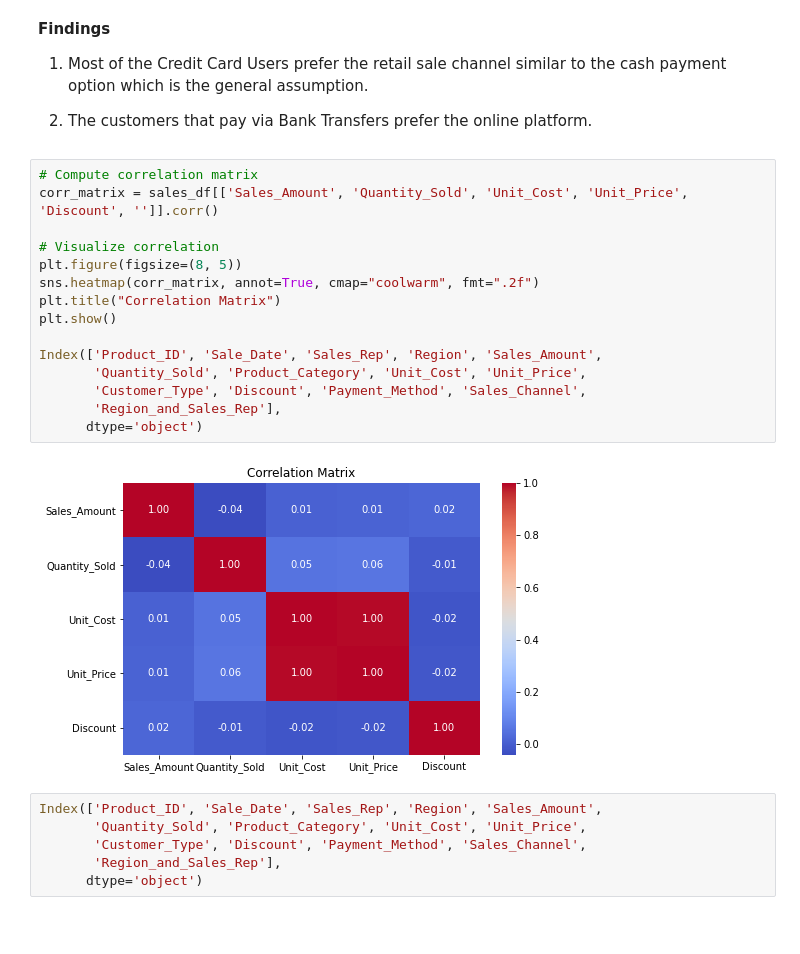
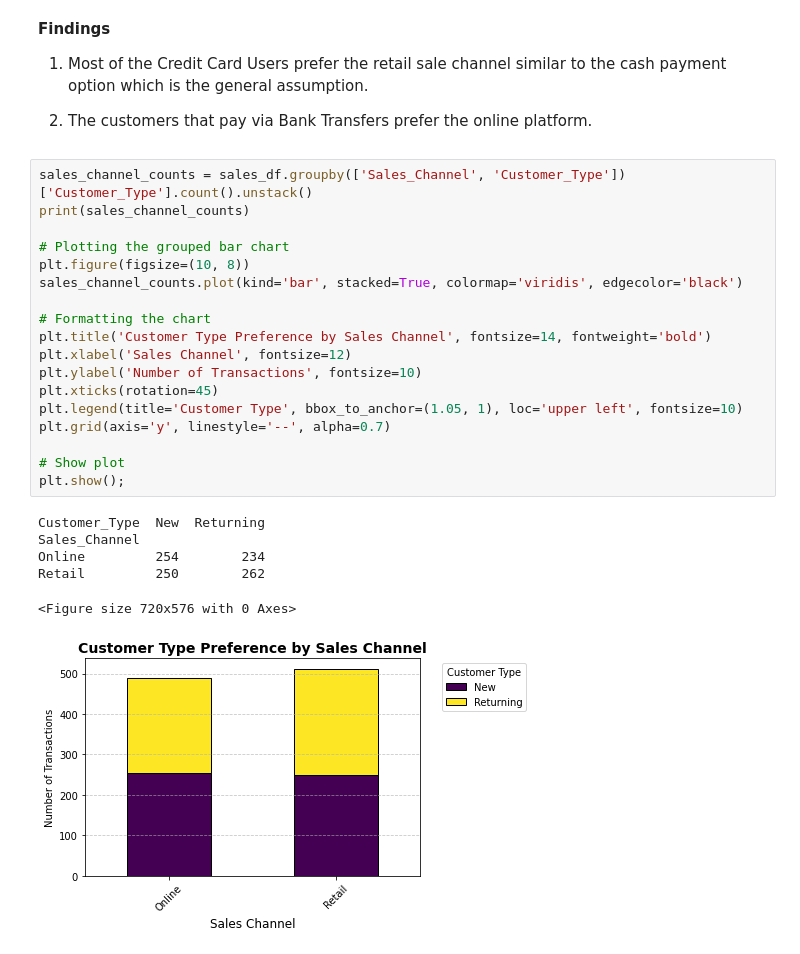
Before and after one commit to jgatharia/Sales_Analysis_Report, a Jupyter notebook: index.ipynb, the cells around one changed output. Saved outputs shown, nothing was run; the diff lists cells and outputs as text; blank space fills up the shorter version.

```diff
--- a/index.ipynb
+++ b/index.ipynb
@@ -410,26 +467,28 @@ plt.show()
 1. Most of the Credit Card Users prefer the retail sale channel similar to the cash payment option which is the general assumption.
 
 2. The customers that pay via Bank Transfers prefer the online platform.
-# %%
-# Compute correlation matrix
-corr_matrix = sales_df[['Sales_Amount', 'Quantity_Sold', 'Unit_Cost', 'Unit_Price', 'Discount', '']].corr()
-
-# Visualize correlation
-plt.figure(figsize=(8, 5))
-sns.heatmap(corr_matrix, annot=True, cmap="coolwarm", fmt=".2f")
-plt.title("Correlation Matrix")
-plt.show()
-
-Index(['Product_ID', 'Sale_Date', 'Sales_Rep', 'Region', 'Sales_Amount',
-       'Quantity_Sold', 'Product_Category', 'Unit_Cost', 'Unit_Price',
-       'Customer_Type', 'Discount', 'Payment_Method', 'Sales_Channel',
-       'Region_and_Sales_Rep'],
-      dtype='object')
-# %% [output]
-[figure, removed]
-# %%
-Index(['Product_ID', 'Sale_Date', 'Sales_Rep', 'Region', 'Sales_Amount',
-       'Quantity_Sold', 'Product_Category', 'Unit_Cost', 'Unit_Price',
-       'Customer_Type', 'Discount', 'Payment_Method', 'Sales_Channel',
-       'Region_and_Sales_Rep'],
-      dtype='object')
+# %%
+sales_channel_counts = sales_df.groupby(['Sales_Channel', 'Customer_Type'])['Customer_Type'].count().unstack()
+print(sales_channel_counts)
+
+# Plotting the grouped bar chart
+plt.figure(figsize=(10, 8))
+sales_channel_counts.plot(kind='bar', stacked=True, colormap='viridis', edgecolor='black')
+
+# Formatting the chart
+plt.title('Customer Type Preference by Sales Channel', fontsize=14, fontweight='bold')
+plt.xlabel('Sales Channel', fontsize=12)
+plt.ylabel('Number of Transactions', fontsize=10)
+plt.xticks(rotation=45)
+plt.legend(title='Customer Type', bbox_to_anchor=(1.05, 1), loc='upper left', fontsize=10)
+plt.grid(axis='y', linestyle='--', alpha=0.7)
+
+# Show plot
+plt.show();
+# %% [output]
+Customer_Type  New  Returning
+Sales_Channel
+Online         254        234
+Retail         250        262
+<Figure size 720x576 with 0 Axes>
+[figure, added]
```
Also changed, not shown: parts of 13 cells of this notebook.
